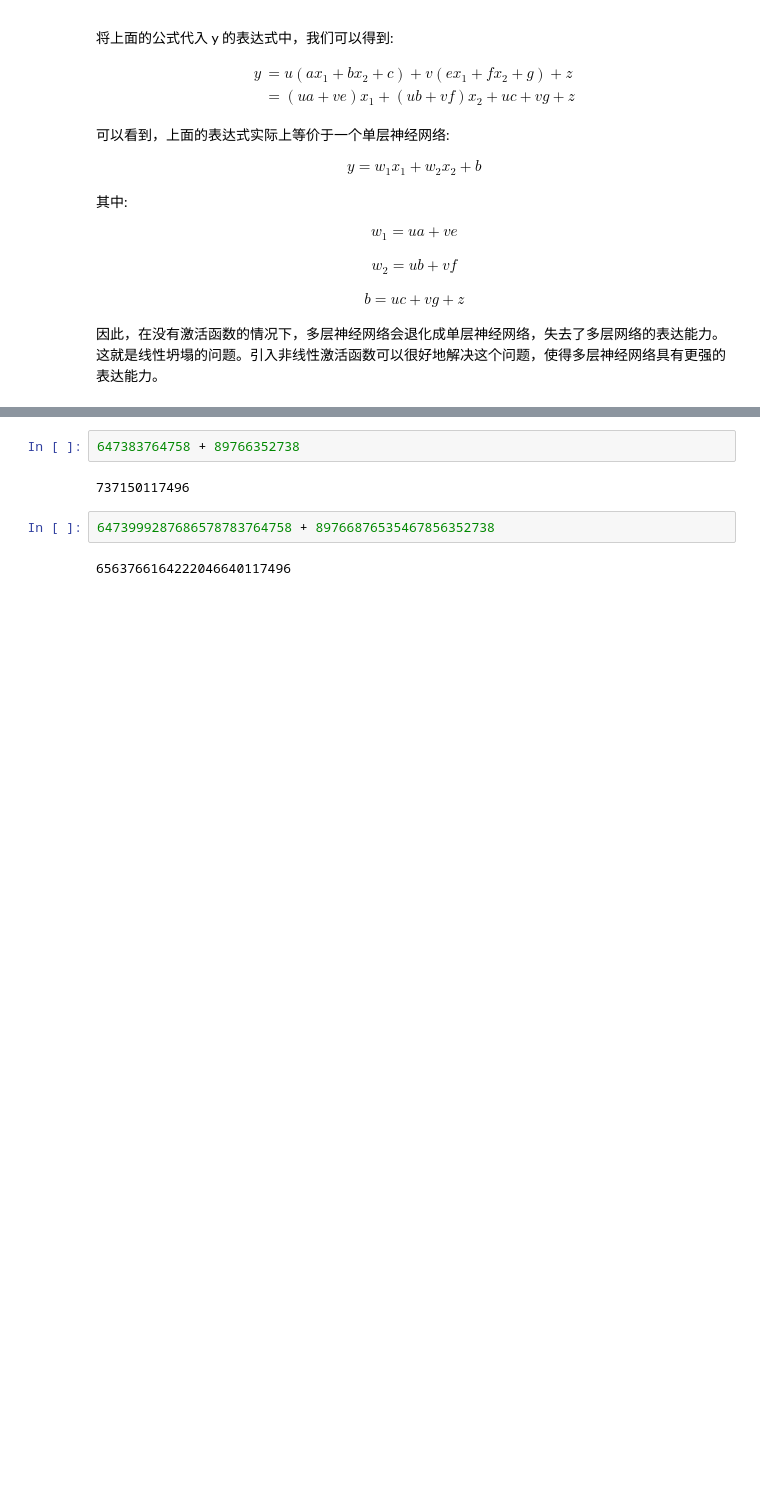
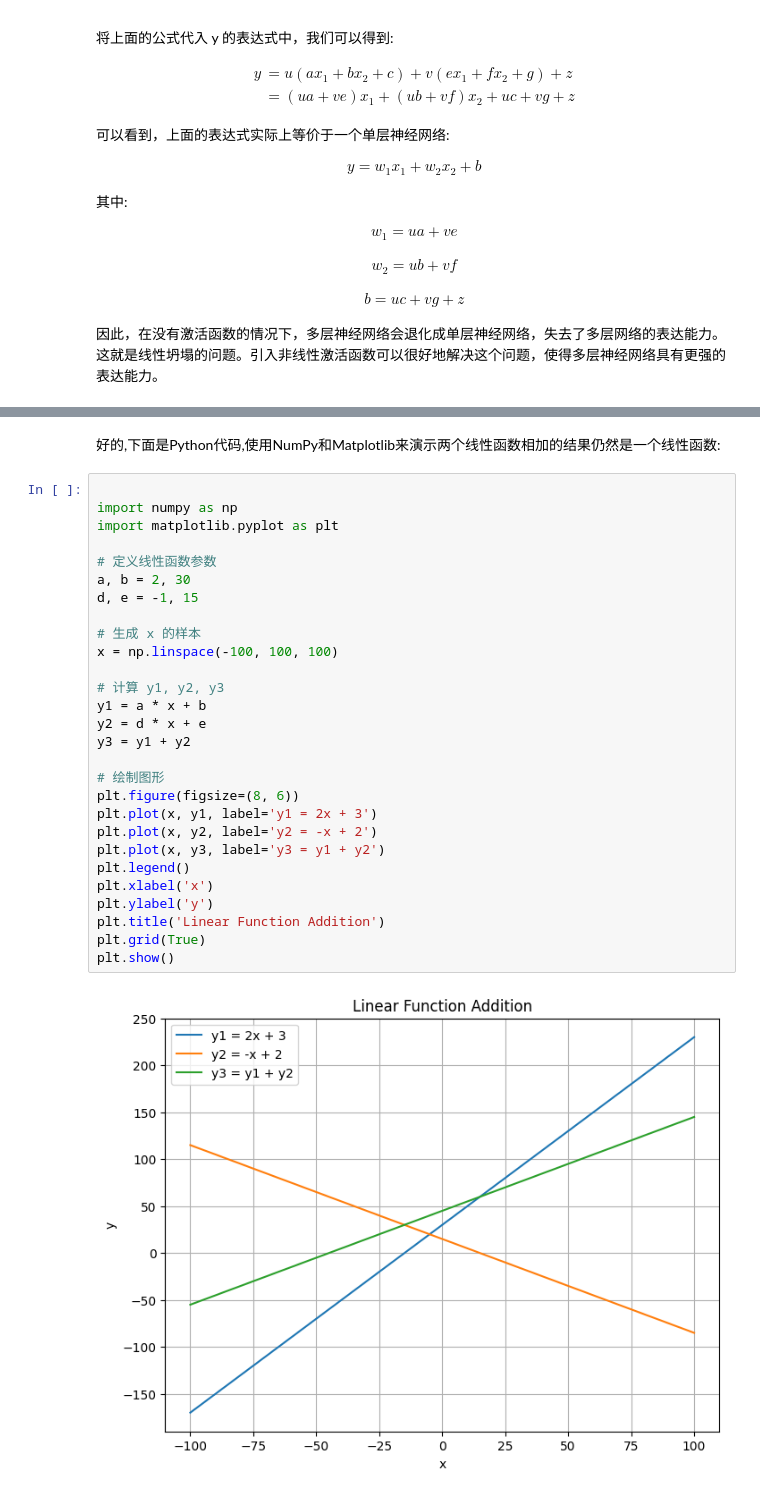
Before and after one commit to DamonDeng/GenAICoreTech, a Jupyter notebook: cn/001_vector_mlp.ipynb, the cells around one changed output, grey strips where cells are left out. Cells and saved outputs as stored; diff of their text form; blank space fills up the shorter version.

```diff
--- a/cn/001_vector_mlp.ipynb
+++ b/cn/001_vector_mlp.ipynb
@@ -333,8 +278,32 @@ b = uc + vg + z
-# %%
-647383764758 + 89766352738
-# %% [output]
-737150117496
-# %%
-6473999287686578783764758 + 89766876535467856352738
-# %% [output]
-6563766164222046640117496
+# %% [markdown]
+好的,下面是Python代码,使用NumPy和Matplotlib来演示两个线性函数相加的结果仍然是一个线性函数:
+# %%
+
+import numpy as np
+import matplotlib.pyplot as plt
+
+# 定义线性函数参数
+a, b = 2, 30
+d, e = -1, 15
+
+# 生成 x 的样本
+x = np.linspace(-100, 100, 100)
+
+# 计算 y1, y2, y3
+y1 = a * x + b
+y2 = d * x + e
+y3 = y1 + y2
+
+# 绘制图形
+plt.figure(figsize=(8, 6))
+plt.plot(x, y1, label='y1 = 2x + 3')
+plt.plot(x, y2, label='y2 = -x + 2')
+plt.plot(x, y3, label='y3 = y1 + y2')
+plt.legend()
+plt.xlabel('x')
+plt.ylabel('y')
+plt.title('Linear Function Addition')
+plt.grid(True)
+plt.show()
+# %% [output]
+[figure, added]
```
Also changed, not shown: parts of 5 cells of this notebook, 3 other files.
